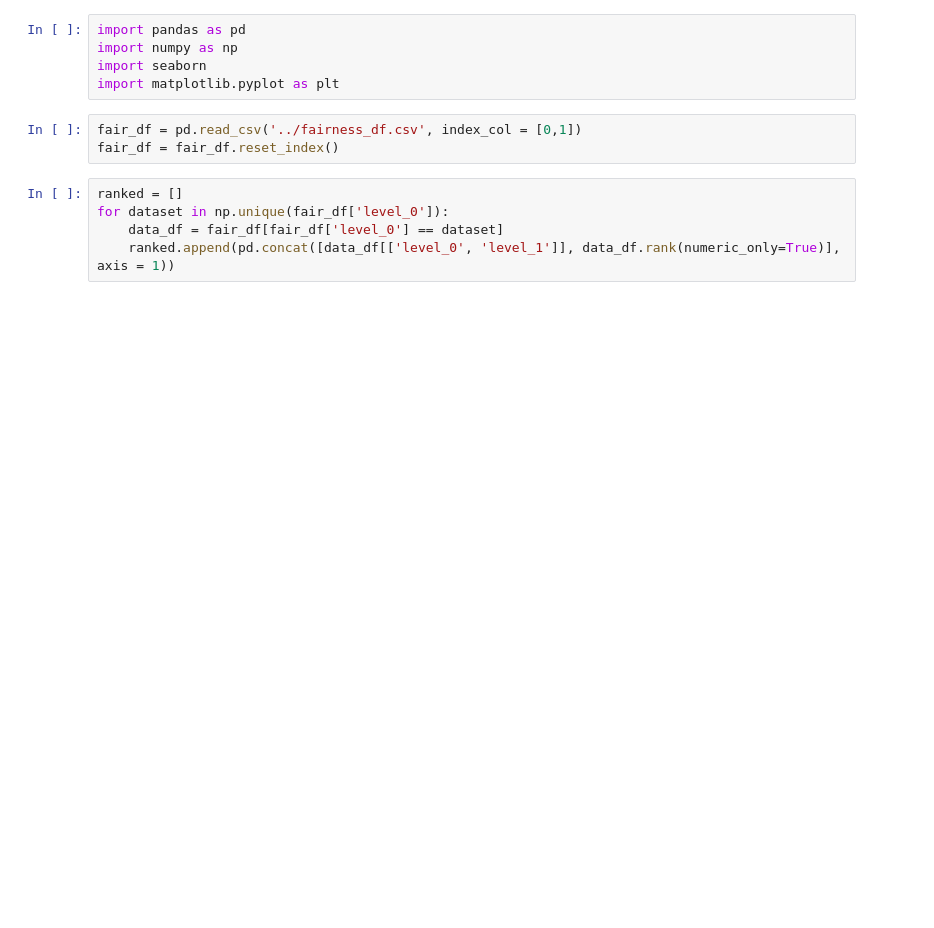
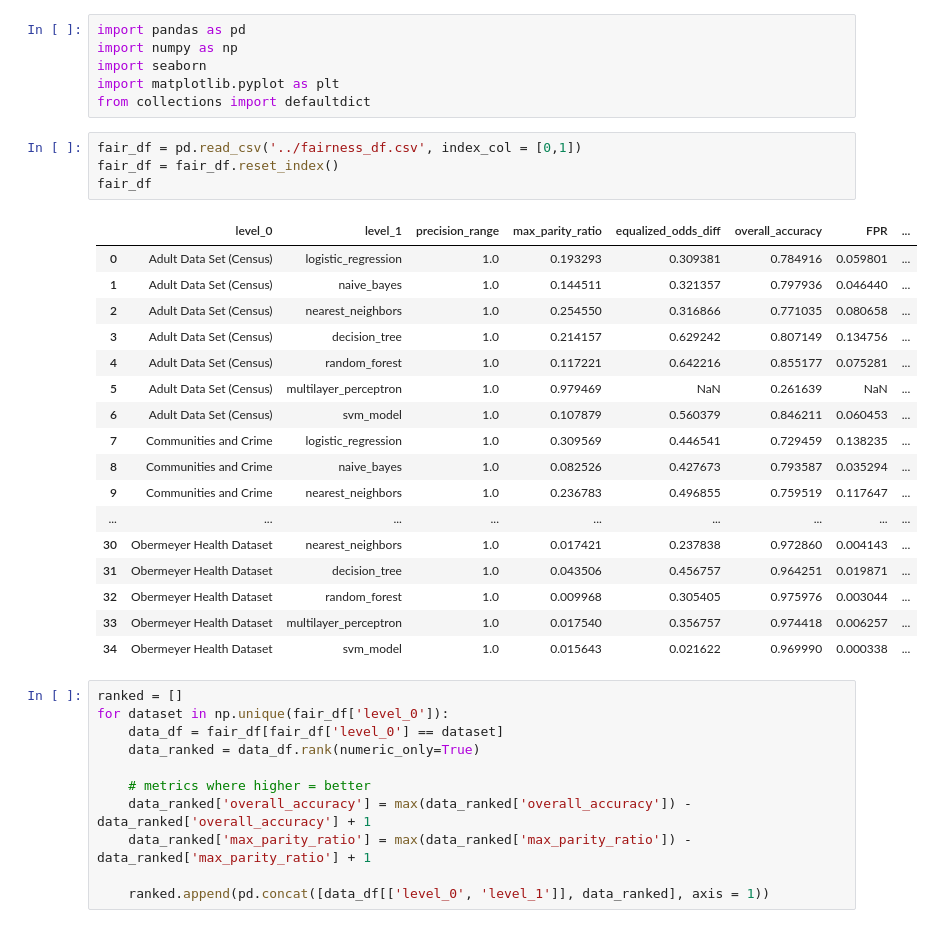
Before and after one commit to pnair7/ml-fairness, a Jupyter notebook: analysis/analysis.ipynb, the cells around one changed output. Saved outputs shown, nothing was run; the diff lists cells and outputs as text; blank space fills up the shorter version.

```diff
--- a/analysis/analysis.ipynb
+++ b/analysis/analysis.ipynb
@@ -3,14 +3,40 @@ import pandas as pd
 import numpy as np
 import seaborn
 import matplotlib.pyplot as plt
+from collections import defaultdict
 # %%
 fair_df = pd.read_csv('../fairness_df.csv', index_col = [0,1])
 fair_df = fair_df.reset_index()
+fair_df
+# %% [output]
+|  | level_0 | level_1 | precision_range | max_parity_ratio | equalized_odds_diff | overall_accuracy | FPR | ... |
+| 0 | Adult Data Set (Census) | logistic_regression | 1.0 | 0.193293 | 0.309381 | 0.784916 | 0.059801 | ... |
+| 1 | Adult Data Set (Census) | naive_bayes | 1.0 | 0.144511 | 0.321357 | 0.797936 | 0.046440 | ... |
+| 2 | Adult Data Set (Census) | nearest_neighbors | 1.0 | 0.254550 | 0.316866 | 0.771035 | 0.080658 | ... |
+| 3 | Adult Data Set (Census) | decision_tree | 1.0 | 0.214157 | 0.629242 | 0.807149 | 0.134756 | ... |
+| 4 | Adult Data Set (Census) | random_forest | 1.0 | 0.117221 | 0.642216 | 0.855177 | 0.075281 | ... |
+| 5 | Adult Data Set (Census) | multilayer_perceptron | 1.0 | 0.979469 | NaN | 0.261639 | NaN | ... |
+| 6 | Adult Data Set (Census) | svm_model | 1.0 | 0.107879 | 0.560379 | 0.846211 | 0.060453 | ... |
+| 7 | Communities and Crime | logistic_regression | 1.0 | 0.309569 | 0.446541 | 0.729459 | 0.138235 | ... |
+| 8 | Communities and Crime | naive_bayes | 1.0 | 0.082526 | 0.427673 | 0.793587 | 0.035294 | ... |
+| 9 | Communities and Crime | nearest_neighbors | 1.0 | 0.236783 | 0.496855 | 0.759519 | 0.117647 | ... |
+| ... | ... | ... | ... | ... | ... | ... | ... | ... |
+| 30 | Obermeyer Health Dataset | nearest_neighbors | 1.0 | 0.017421 | 0.237838 | 0.972860 | 0.004143 | ... |
+| 31 | Obermeyer Health Dataset | decision_tree | 1.0 | 0.043506 | 0.456757 | 0.964251 | 0.019871 | ... |
+| 32 | Obermeyer Health Dataset | random_forest | 1.0 | 0.009968 | 0.305405 | 0.975976 | 0.003044 | ... |
+| 33 | Obermeyer Health Dataset | multilayer_perceptron | 1.0 | 0.017540 | 0.356757 | 0.974418 | 0.006257 | ... |
+| 34 | Obermeyer Health Dataset | svm_model | 1.0 | 0.015643 | 0.021622 | 0.969990 | 0.000338 | ... |
 # %%
 ranked = []
 for dataset in np.unique(fair_df['level_0']):
     data_df = fair_df[fair_df['level_0'] == dataset]
-    ranked.append(pd.concat([data_df[['level_0', 'level_1']], data_df.rank(numeric_only=True)], axis = 1))
+    data_ranked = data_df.rank(numeric_only=True)
+
+    # metrics where higher = better
+    data_ranked['overall_accuracy'] = max(data_ranked['overall_accuracy']) - data_ranked['overall_accuracy'] + 1
+    data_ranked['max_parity_ratio'] = max(data_ranked['max_parity_ratio']) - data_ranked['max_parity_ratio'] + 1
+
+    ranked.append(pd.concat([data_df[['level_0', 'level_1']], data_ranked], axis = 1))
 # %%
 # Visualize ranks
 for rank_df in ranked:
```
Also changed, not shown: parts of 10 cells of this notebook, 3 other files.
